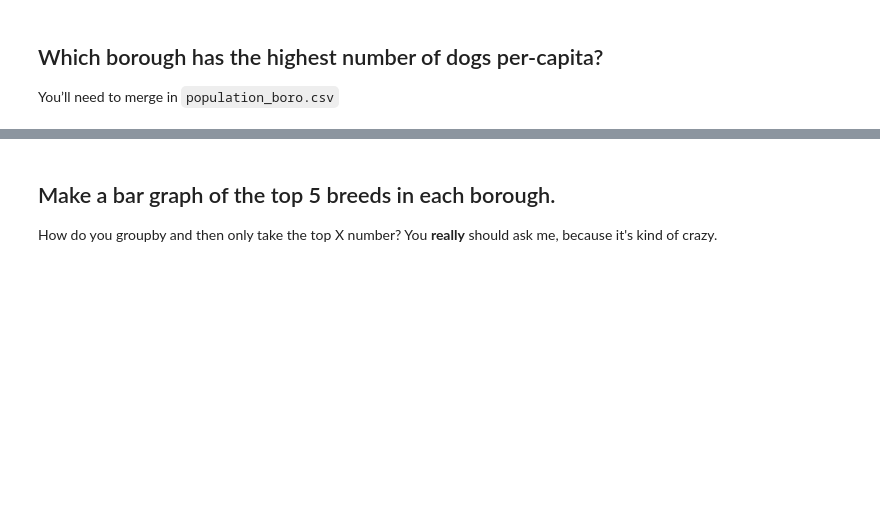
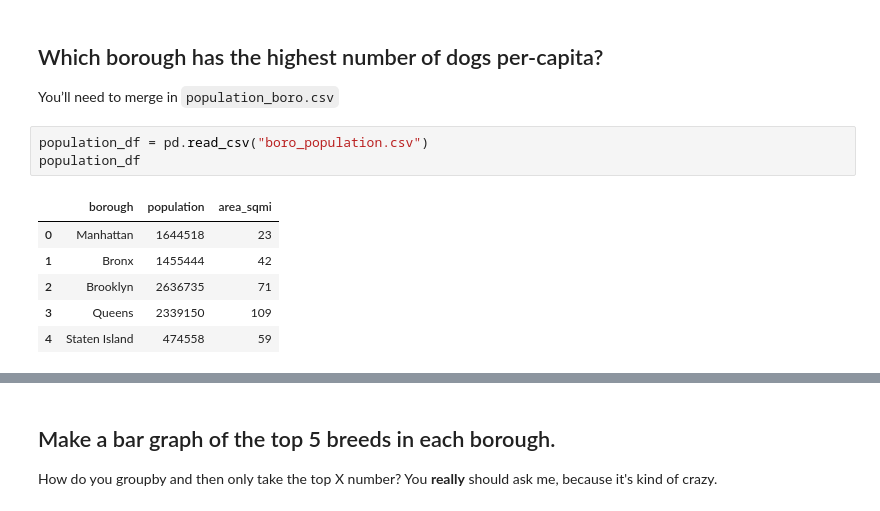
Before and after one commit to laurabejder/j-school, a Jupyter notebook: Dataset_TWO-Dogs.ipynb, the cells around one changed output, grey strips where cells are left out. Cells and saved outputs as stored; diff of their text form; blank space fills up the shorter version.

```diff
--- a/Dataset_TWO-Dogs.ipynb
+++ b/Dataset_TWO-Dogs.ipynb
@@ -422,3 +455,13 @@ merged_df.borough.value_counts(ascending=True).plot(kind='barh',xlabel = 'number
 ## Which borough has the highest number of dogs per-capita?
 
 You’ll need to merge in `population_boro.csv`
+# %%
+population_df = pd.read_csv("boro_population.csv")
+population_df
+# %% [output]
+|  | borough | population | area_sqmi |
+| 0 | Manhattan | 1644518 | 23 |
+| 1 | Bronx | 1455444 | 42 |
+| 2 | Brooklyn | 2636735 | 71 |
+| 3 | Queens | 2339150 | 109 |
+| 4 | Staten Island | 474558 | 59 |
```
Also changed, not shown: parts of 9 cells of this notebook, 1 other file.
